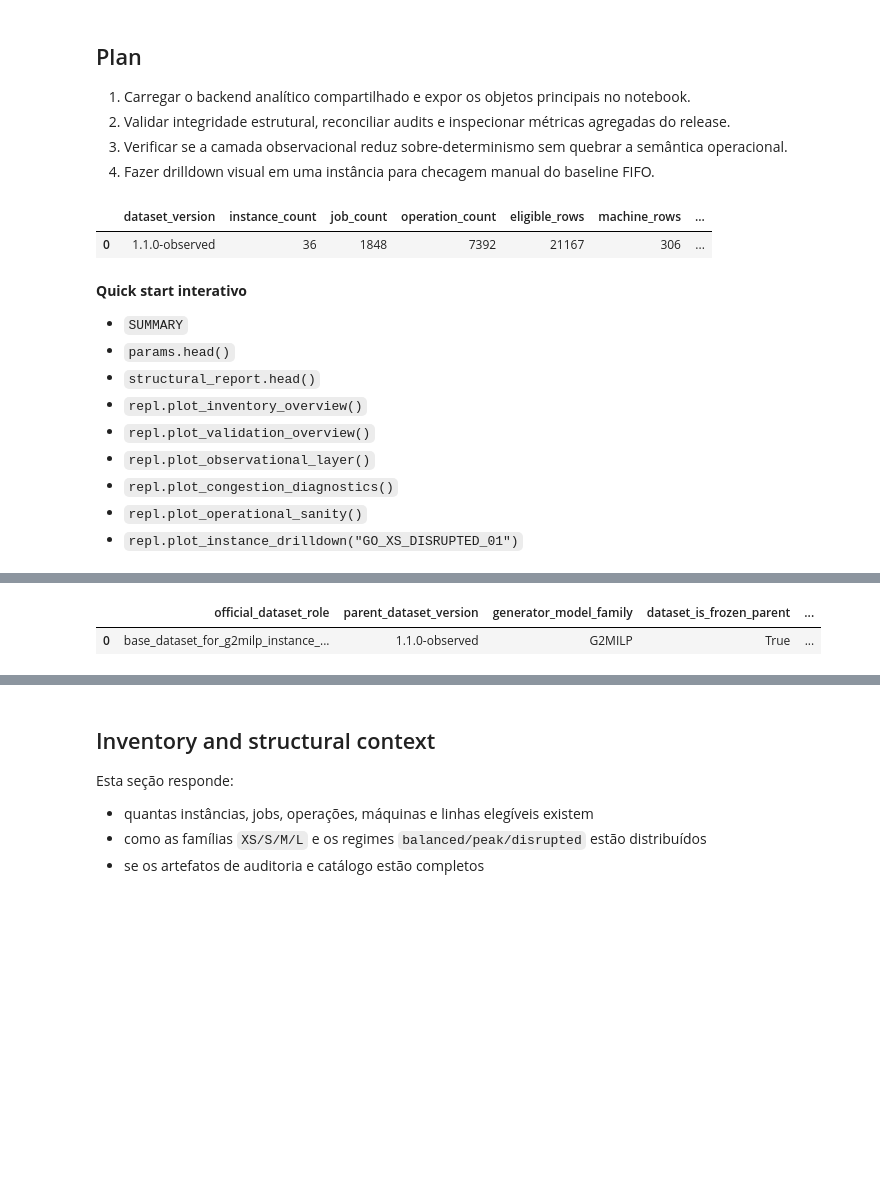
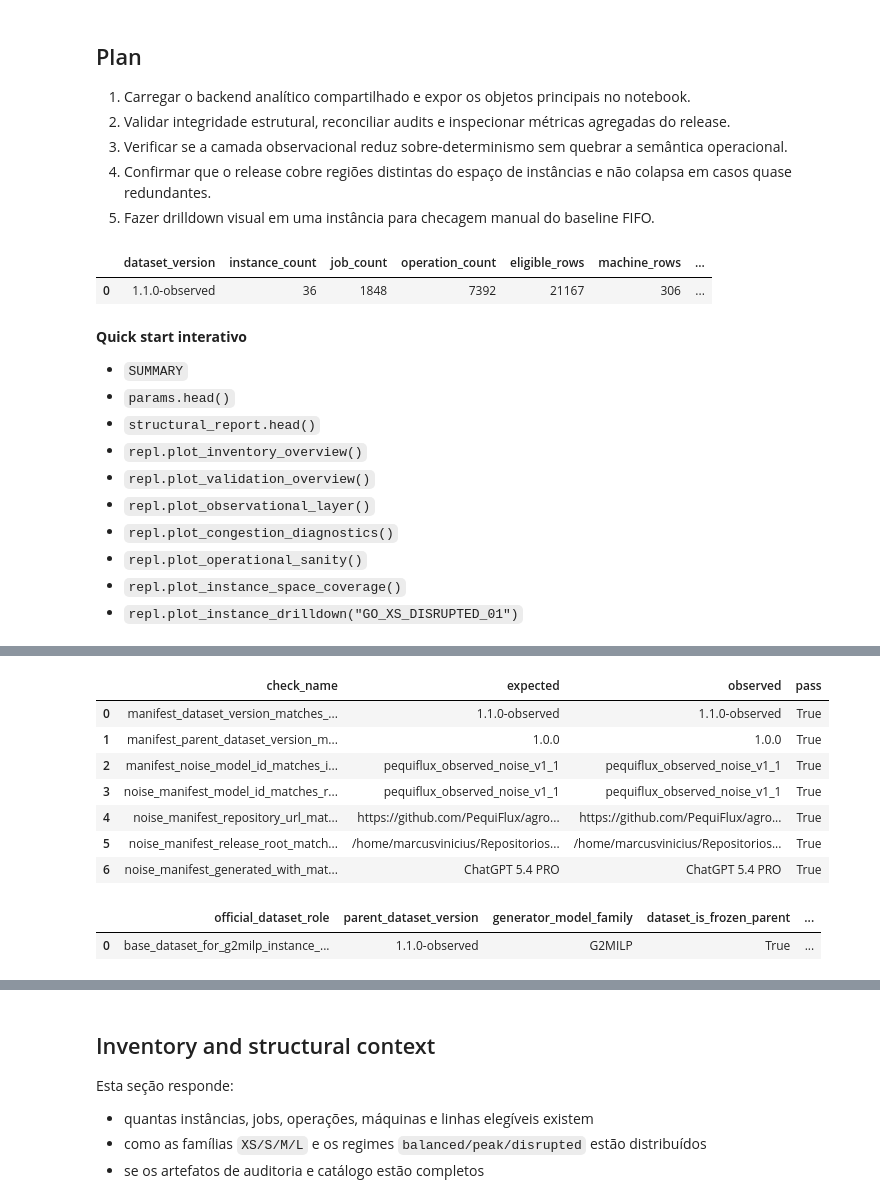
Before and after one commit to PequiFlux/agro_yard_dfjsp_benchmark_go, a Jupyter notebook: output/jupyter-notebook/instance-validation-and-exploratory-analysis.ipynb, the cells around one changed output, grey strips where cells are left out. Saved outputs shown, nothing was run; the diff lists cells and outputs as text; code cells hidden in the pictures; blank space fills up the shorter version.

Commit message:
Add instance-space coverage validation to notebook

```diff
--- a/output/jupyter-notebook/instance-validation-and-exploratory-analysis.ipynb
+++ b/output/jupyter-notebook/instance-validation-and-exploratory-analysis.ipynb
@@ -85,7 +86,8 @@ SCALE_ORDER = repl.SCALE_ORDER
 1. Carregar o backend analítico compartilhado e expor os objetos principais no notebook.
 2. Validar integridade estrutural, reconciliar audits e inspecionar métricas agregadas do release.
 3. Verificar se a camada observacional reduz sobre-determinismo sem quebrar a semântica operacional.
-4. Fazer drilldown visual em uma instância para checagem manual do baseline FIFO.
+4. Confirmar que o release cobre regiões distintas do espaço de instâncias e não colapsa em casos quase redundantes.
+5. Fazer drilldown visual em uma instância para checagem manual do baseline FIFO.
 # %%
 # Bootstrap the notebook workspace from the shared REPL backend
 CTX = repl.CTX
@@ -119,7 +121,11 @@ event_report = repl.EVENT_REPORT.copy()
 audit_reconciliation = repl.AUDIT_RECONCILIATION.copy()
 regime_checks = repl.REGIME_CHECKS.copy()
 fifo_schema_report = repl.FIFO_SCHEMA_REPORT.copy()
+release_consistency_report = repl.RELEASE_CONSISTENCY_REPORT.copy()
 utilization = repl.UTILIZATION.copy()
+instance_space_features = repl.INSTANCE_SPACE_FEATURES.copy()
+instance_space_pairs = repl.INSTANCE_SPACE_PAIRS.copy()
+instance_space_summary = repl.INSTANCE_SPACE_SUMMARY.copy()
 diagnostics = repl.DIAGNOSTICS.copy()
 unload = repl.UNLOAD.copy()
 
@@ -148,6 +154,7 @@ display(
 - `repl.plot_observational_layer()`
 - `repl.plot_congestion_diagnostics()`
 - `repl.plot_operational_sanity()`
+- `repl.plot_instance_space_coverage()`
 - `repl.plot_instance_drilldown("GO_XS_DISRUPTED_01")`
 """
     )
@@ -166,6 +173,7 @@ display(
 - `repl.plot_observational_layer()`
 - `repl.plot_congestion_diagnostics()`
 - `repl.plot_operational_sanity()`
+- `repl.plot_instance_space_coverage()`
 - `repl.plot_instance_drilldown("GO_XS_DISRUPTED_01")`
 # %%
 # Release metadata and provenance checks
@@ -176,9 +184,7 @@ noise_manifest_summary = pd.DataFrame(
             "official_dataset_role": manifest["official_dataset_role"],
             "noise_model_id": observed_noise_manifest.get("model_id"),
             "noise_global_seed": observed_noise_manifest.get("global_seed"),
-            "parent_dataset_version": observed_noise_manifest.get(
-                "parent_dataset_version"
-            ),
+            "parent_dataset_version": manifest.get("parent_dataset_version"),
             "generator_model": observed_noise_manifest.get(
                 "generator_model", "ChatGPT 5.4 PRO"
             ),
@@ -188,7 +194,12 @@ noise_manifest_summary = pd.DataFrame(
 
 display(params.head())
 display(noise_manifest_summary)
+display(release_consistency_report)
 display(pd.DataFrame([g2milp_contract]).iloc[:, :8])
+
+release_consistency_report.to_csv(
+    ARTIFACT_DIR / "release_consistency_report.csv", index=False
+)
 # %% [output]
 |  | dataset_name | dataset_version | instance_id | scale_code | regime_code | replicate | random_seed | ... |
 | 0 | Agro Yard D-FJSP GO Benchmark | 1.1.0-observed | GO_L_BALANCED_01 | L | balanced | 1 | 41111 | ... |
@@ -201,2 +212,10 @@ display(pd.DataFrame([g2milp_contract]).iloc[:, :8])
-|  | official_dataset_role | parent_dataset_version | generator_model_family | dataset_is_frozen_parent | ... |
-| 0 | base_dataset_for_g2milp_instance_... | 1.1.0-observed | G2MILP | True | ... |
+|  | check_name | expected | observed | pass |
+| 0 | manifest_dataset_version_matches_... | 1.1.0-observed | 1.1.0-observed | True |
+| 1 | manifest_parent_dataset_version_m... | 1.0.0 | 1.0.0 | True |
+| 2 | manifest_noise_model_id_matches_i... | pequiflux_observed_noise_v1_1 | pequiflux_observed_noise_v1_1 | True |
+| 3 | noise_manifest_model_id_matches_r... | pequiflux_observed_noise_v1_1 | pequiflux_observed_noise_v1_1 | True |
+| 4 | noise_manifest_repository_url_mat... | https://github.com/PequiFlux/agro... | https://github.com/PequiFlux/agro... | True |
+| 5 | noise_manifest_release_root_match... | /home/marcusvinicius/Repositorios... | /home/marcusvinicius/Repositorios... | True |
+| 6 | noise_manifest_generated_with_mat... | ChatGPT 5.4 PRO | ChatGPT 5.4 PRO | True |
+|  | official_dataset_role | parent_dataset_version | generator_model_family | dataset_is_frozen_parent | ... |
+| 0 | base_dataset_for_g2milp_instance_... | 1.1.0-observed | G2MILP | True | ... |
```
Also changed, not shown: parts of 8 cells of this notebook, 9 other files.
